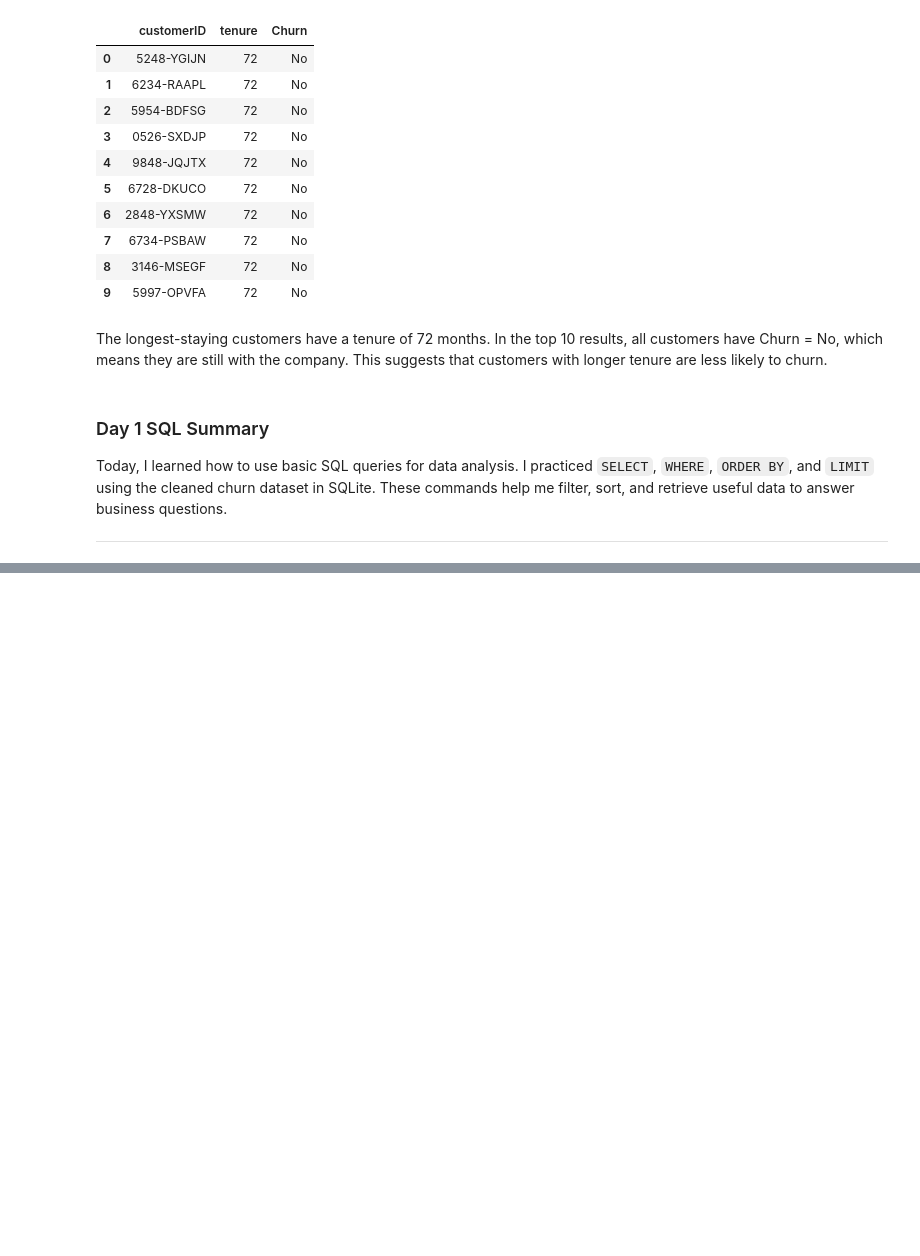
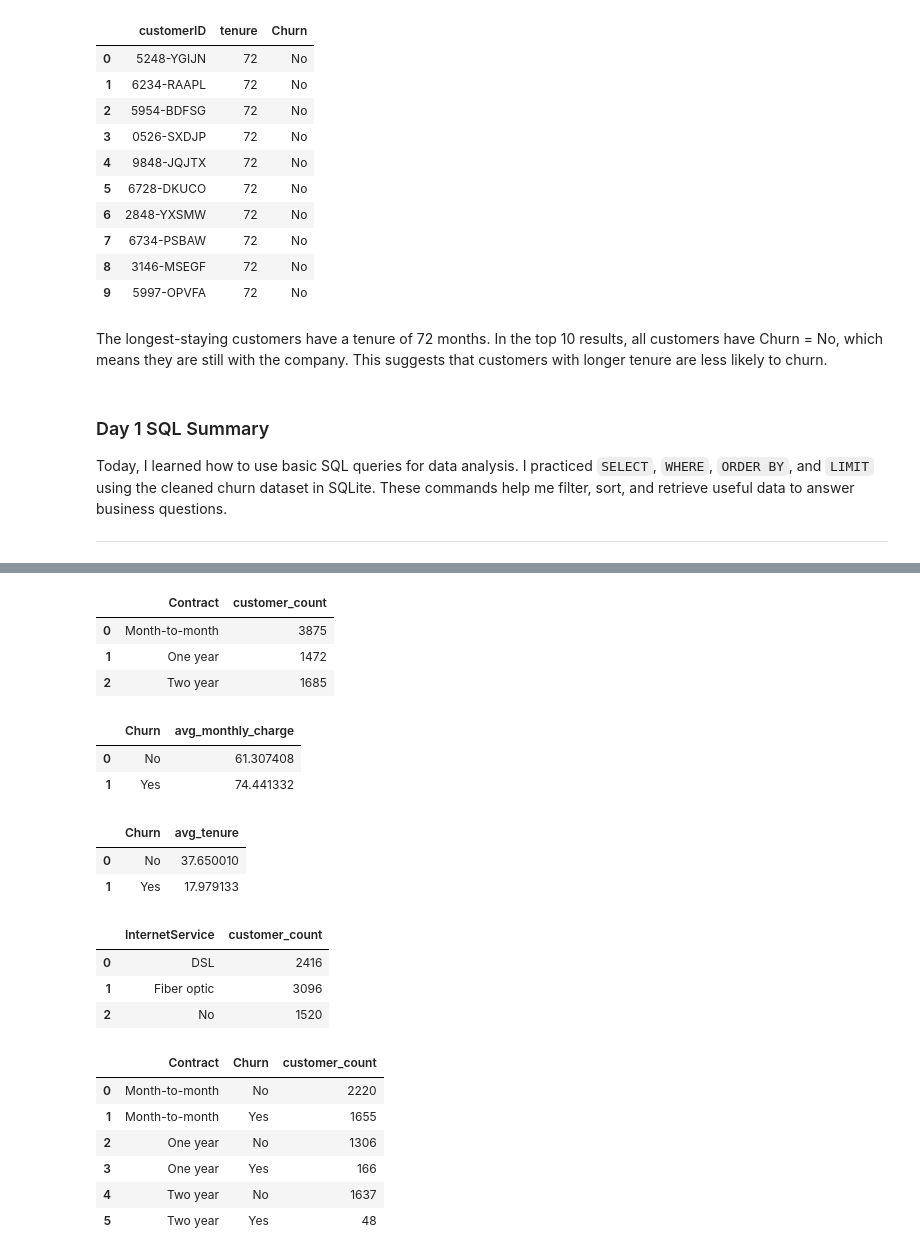
Before and after one commit to Hankrulin/customer-churn-prediction, a Jupyter notebook: Jupyter_notebook/sql_week2_practice.ipynb, the cells around one changed output, grey strips where cells are left out. Cells and saved outputs as stored; diff of their text form; code cells hidden in the pictures; blank space fills up the shorter version.

```diff
--- a/Jupyter_notebook/sql_day1_practice.ipynb
+++ b/Jupyter_notebook/sql_week2_practice.ipynb
@@ -418,0 +457,71 @@ These commands help me filter, sort, and retrieve useful data to answer business
+# %%
+# Count Customers by Contract
+
+query = """
+SELECT Contract, COUNT(*) AS customer_count
+FROM churn_data
+GROUP BY Contract
+"""
+pd.read_sql(query, conn)
+# %% [output]
+|  | Contract | customer_count |
+| 0 | Month-to-month | 3875 |
+| 1 | One year | 1472 |
+| 2 | Two year | 1685 |
+# %%
+# the average monthly charges of churned and non-churned customers.
+query = """
+SELECT Churn, AVG(MonthlyCharges) AS avg_monthly_charge
+FROM churn_data
+GROUP BY Churn
+"""
+pd.read_sql(query, conn)
+# %% [output]
+|  | Churn | avg_monthly_charge |
+| 0 | No | 61.307408 |
+| 1 | Yes | 74.441332 |
+# %%
+# Average Tenure by Churn
+
+query = """
+SELECT Churn, AVG(tenure) AS avg_tenure
+FROM churn_data
+GROUP BY Churn
+"""
+pd.read_sql(query, conn)
+# %% [output]
+|  | Churn | avg_tenure |
+| 0 | No | 37.650010 |
+| 1 | Yes | 17.979133 |
+# %%
+# Count Customers by Internet Service
+
+query = """
+SELECT InternetService, COUNT(*) AS customer_count
+FROM churn_data
+GROUP BY InternetService
+"""
+pd.read_sql(query, conn)
+# %% [output]
+|  | InternetService | customer_count |
+| 0 | DSL | 2416 |
+| 1 | Fiber optic | 3096 |
+| 2 | No | 1520 |
+# %%
+# Churn by Contract Type
+
+query = """
+SELECT Contract, Churn, COUNT(*) AS customer_count
+FROM churn_data
+GROUP BY Contract, Churn
+ORDER BY Contract, Churn
+"""
+pd.read_sql(query, conn)
+# %% [output]
+|  | Contract | Churn | customer_count |
+| 0 | Month-to-month | No | 2220 |
+| 1 | Month-to-month | Yes | 1655 |
+| 2 | One year | No | 1306 |
+| 3 | One year | Yes | 166 |
+| 4 | Two year | No | 1637 |
+| 5 | Two year | Yes | 48 |
```
Also changed, not shown: parts of 38 cells of this notebook, 1 other file.
